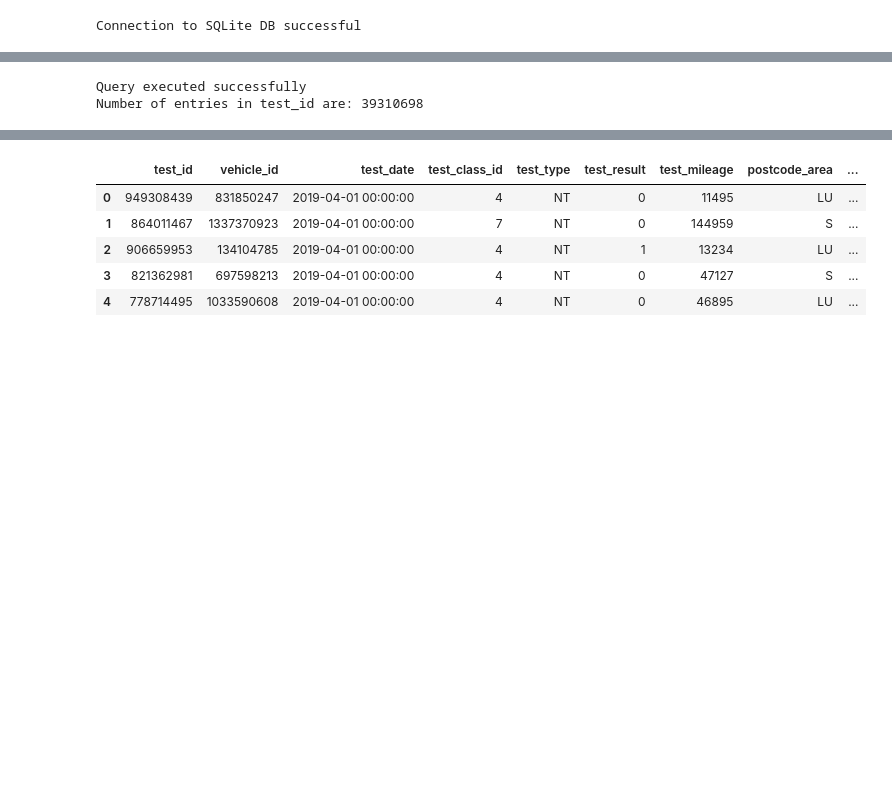
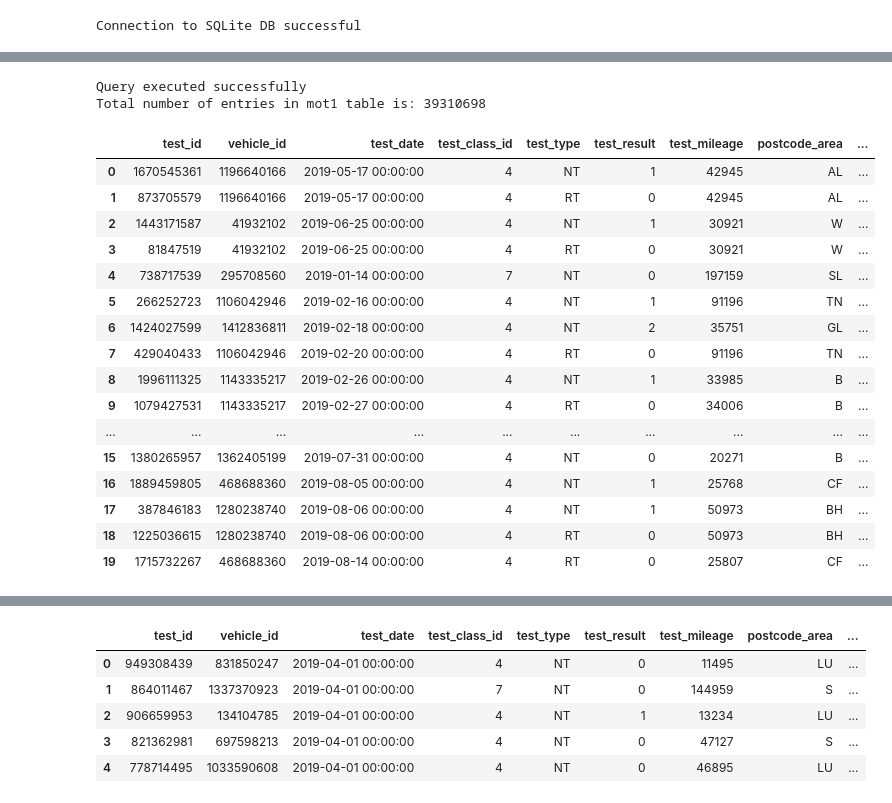
Before and after one commit to adin786/mot-data, a Jupyter notebook: eda.ipynb, the cells around one changed output, grey strips where cells are left out. Drawn from its saved outputs; the diff is of its cells as text; code cells hidden in the pictures; blank space fills up the shorter version.

```diff
--- a/eda.ipynb
+++ b/eda.ipynb
@@ -54,8 +45,33 @@ import os
 # %%
 # Get number of rows in database
 response = execute_query(connection,'''SELECT COUNT(test_id) FROM mot1;''')
-
-print(f'Number of entries in test_id are: {response[0][0]}')
+print(f'Total number of entries in mot1 table is: {response[0][0]}')
 # %% [output]
 Query executed successfully
-Number of entries in test_id are: 39310698
+Total number of entries in mot1 table is: 39310698
+# %%
+pd.read_sql_query('''SELECT *
+FROM mot1
+WHERE vehicle_id IN (
+    SELECT vehicle_id
+    FROM mot1
+    ORDER BY RANDOM()
+    LIMIT 10)''', connection)
+# %% [output]
+|  | test_id | vehicle_id | test_date | test_class_id | test_type | test_result | test_mileage | postcode_area | ... |
+| 0 | 1670545361 | 1196640166 | 2019-05-17 00:00:00 | 4 | NT | 1 | 42945 | AL | ... |
+| 1 | 873705579 | 1196640166 | 2019-05-17 00:00:00 | 4 | RT | 0 | 42945 | AL | ... |
+| 2 | 1443171587 | 41932102 | 2019-06-25 00:00:00 | 4 | NT | 1 | 30921 | W | ... |
+| 3 | 81847519 | 41932102 | 2019-06-25 00:00:00 | 4 | RT | 0 | 30921 | W | ... |
+| 4 | 738717539 | 295708560 | 2019-01-14 00:00:00 | 7 | NT | 0 | 197159 | SL | ... |
+| 5 | 266252723 | 1106042946 | 2019-02-16 00:00:00 | 4 | NT | 1 | 91196 | TN | ... |
+| 6 | 1424027599 | 1412836811 | 2019-02-18 00:00:00 | 4 | NT | 2 | 35751 | GL | ... |
+| 7 | 429040433 | 1106042946 | 2019-02-20 00:00:00 | 4 | RT | 0 | 91196 | TN | ... |
+| 8 | 1996111325 | 1143335217 | 2019-02-26 00:00:00 | 4 | NT | 1 | 33985 | B | ... |
+| 9 | 1079427531 | 1143335217 | 2019-02-27 00:00:00 | 4 | RT | 0 | 34006 | B | ... |
+| ... | ... | ... | ... | ... | ... | ... | ... | ... | ... |
+| 15 | 1380265957 | 1362405199 | 2019-07-31 00:00:00 | 4 | NT | 0 | 20271 | B | ... |
+| 16 | 1889459805 | 468688360 | 2019-08-05 00:00:00 | 4 | NT | 1 | 25768 | CF | ... |
+| 17 | 387846183 | 1280238740 | 2019-08-06 00:00:00 | 4 | NT | 1 | 50973 | BH | ... |
+| 18 | 1225036615 | 1280238740 | 2019-08-06 00:00:00 | 4 | RT | 0 | 50973 | BH | ... |
+| 19 | 1715732267 | 468688360 | 2019-08-14 00:00:00 | 4 | RT | 0 | 25807 | CF | ... |
```
Also changed, not shown: parts of 22 cells of this notebook.
